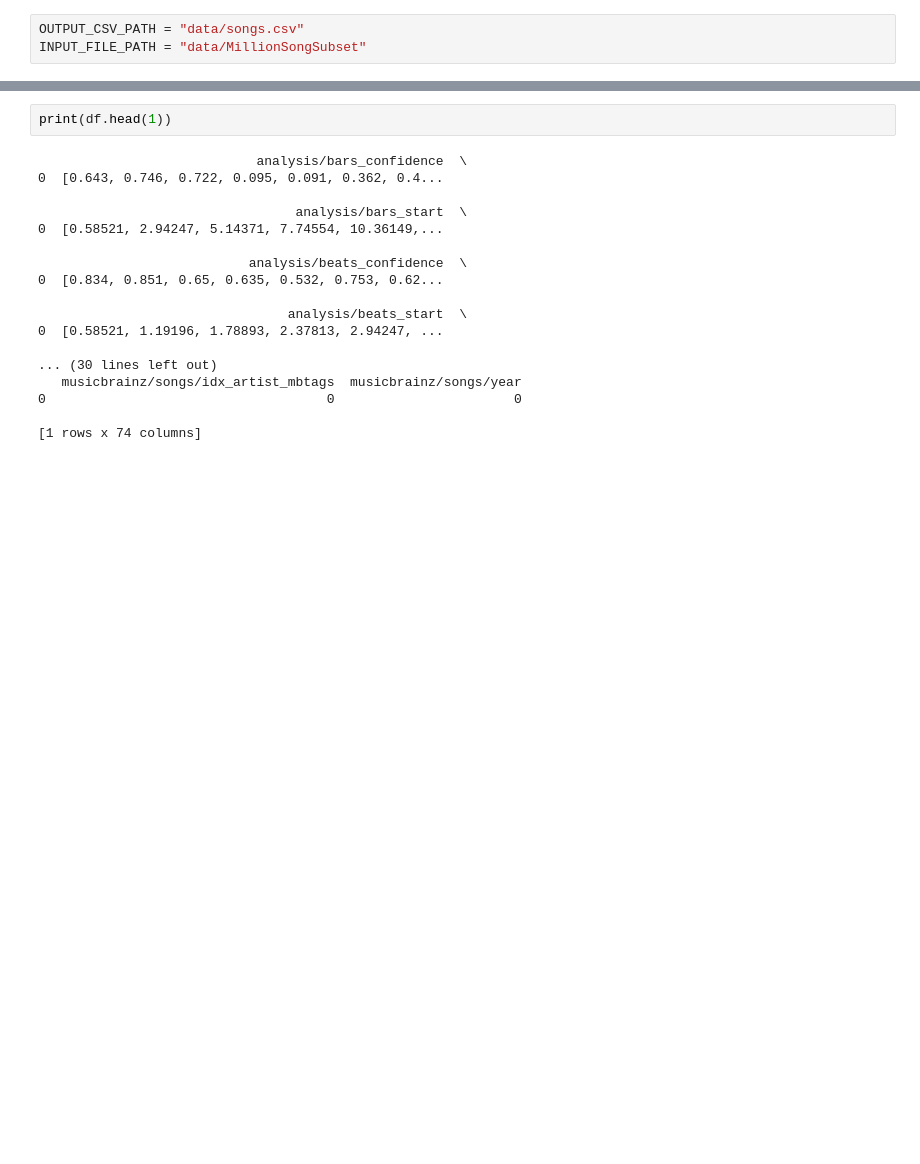
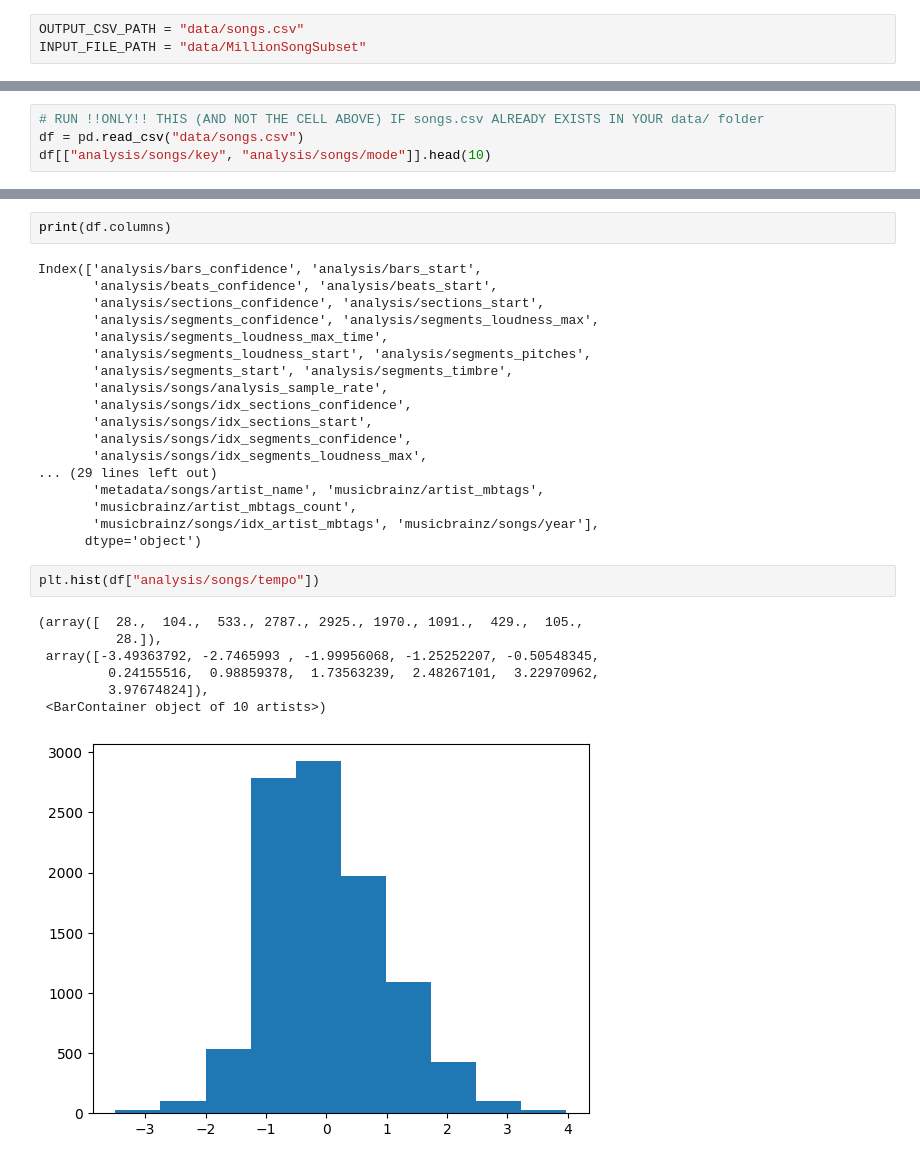
Before and after one commit to Trev241/sounds-like, a Jupyter notebook: notebook.ipynb, the cells around one changed output, grey strips where cells are left out. Saved outputs shown, nothing was run; the diff lists cells and outputs as text; blank space fills up the shorter version.

Commit message:
Perform data preprocessing

```diff
--- a/notebook.ipynb
+++ b/notebook.ipynb
@@ -26,3 +37,7 @@ df.to_csv(OUTPUT_CSV_PATH , index=False)
 print(f"CSV created: {OUTPUT_CSV_PATH}")
 # %% [output]
 CSV created: data/songs.csv
+# %%
+# RUN !!ONLY!! THIS (AND NOT THE CELL ABOVE) IF songs.csv ALREADY EXISTS IN YOUR data/ folder
+df = pd.read_csv("data/songs.csv")
+df[["analysis/songs/key", "analysis/songs/mode"]].head(10)
@@ -29,20 +62,30 @@ CSV created: data/songs.csv
 # %%
-print(df.head(1))
+print(df.columns)
 # %% [output]
-                            analysis/bars_confidence  \
-0  [0.643, 0.746, 0.722, 0.095, 0.091, 0.362, 0.4...
-
-                                 analysis/bars_start  \
-0  [0.58521, 2.94247, 5.14371, 7.74554, 10.36149,...
-
-                           analysis/beats_confidence  \
-0  [0.834, 0.851, 0.65, 0.635, 0.532, 0.753, 0.62...
-
-                                analysis/beats_start  \
-0  [0.58521, 1.19196, 1.78893, 2.37813, 2.94247, ...
-
-... (30 lines left out)
-   musicbrainz/songs/idx_artist_mbtags  musicbrainz/songs/year
-0                                    0                       0
-
-[1 rows x 74 columns]
+Index(['analysis/bars_confidence', 'analysis/bars_start',
+       'analysis/beats_confidence', 'analysis/beats_start',
+       'analysis/sections_confidence', 'analysis/sections_start',
+       'analysis/segments_confidence', 'analysis/segments_loudness_max',
+       'analysis/segments_loudness_max_time',
+       'analysis/segments_loudness_start', 'analysis/segments_pitches',
+       'analysis/segments_start', 'analysis/segments_timbre',
+       'analysis/songs/analysis_sample_rate',
+       'analysis/songs/idx_sections_confidence',
+       'analysis/songs/idx_sections_start',
+       'analysis/songs/idx_segments_confidence',
+       'analysis/songs/idx_segments_loudness_max',
+... (29 lines left out)
+       'metadata/songs/artist_name', 'musicbrainz/artist_mbtags',
+       'musicbrainz/artist_mbtags_count',
+       'musicbrainz/songs/idx_artist_mbtags', 'musicbrainz/songs/year'],
+      dtype='object')
+# %%
+plt.hist(df["analysis/songs/tempo"])
+# %% [output]
+(array([  28.,  104.,  533., 2787., 2925., 1970., 1091.,  429.,  105.,
+          28.]),
+ array([-3.49363792, -2.7465993 , -1.99956068, -1.25252207, -0.50548345,
+         0.24155516,  0.98859378,  1.73563239,  2.48267101,  3.22970962,
+         3.97674824]),
+ <BarContainer object of 10 artists>)
+[figure, added]
```
Also changed, not shown: parts of 20 cells of this notebook, 3 other files.
